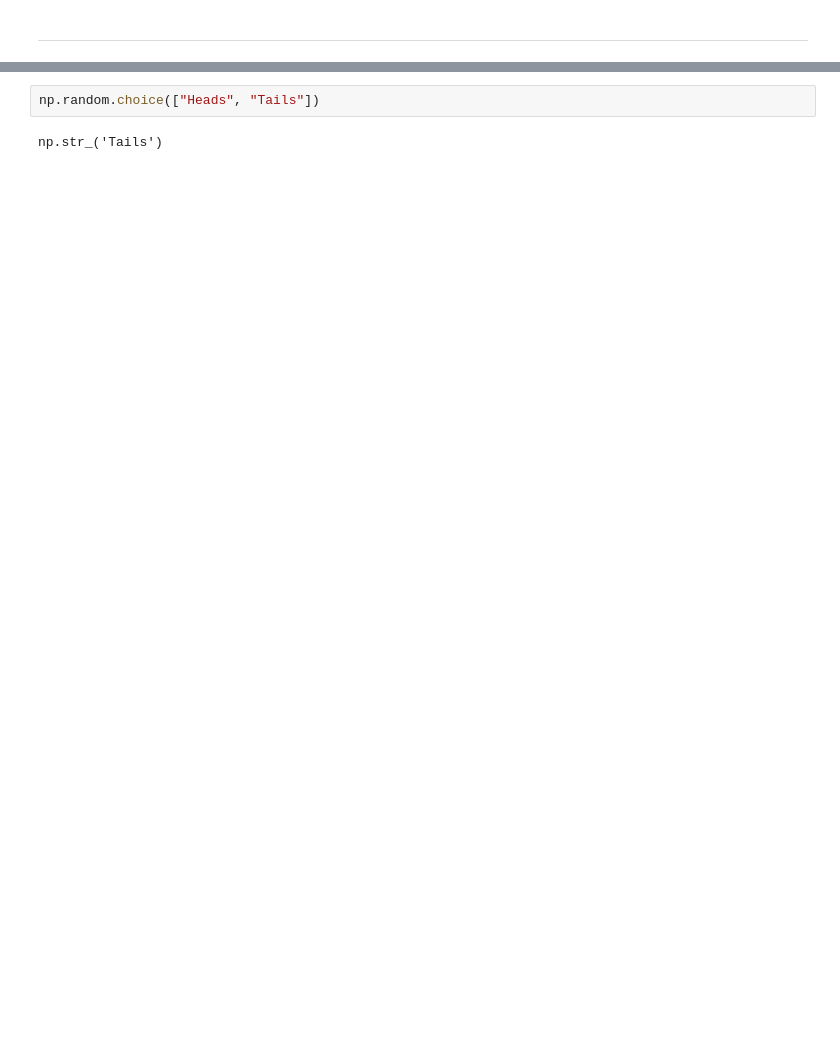
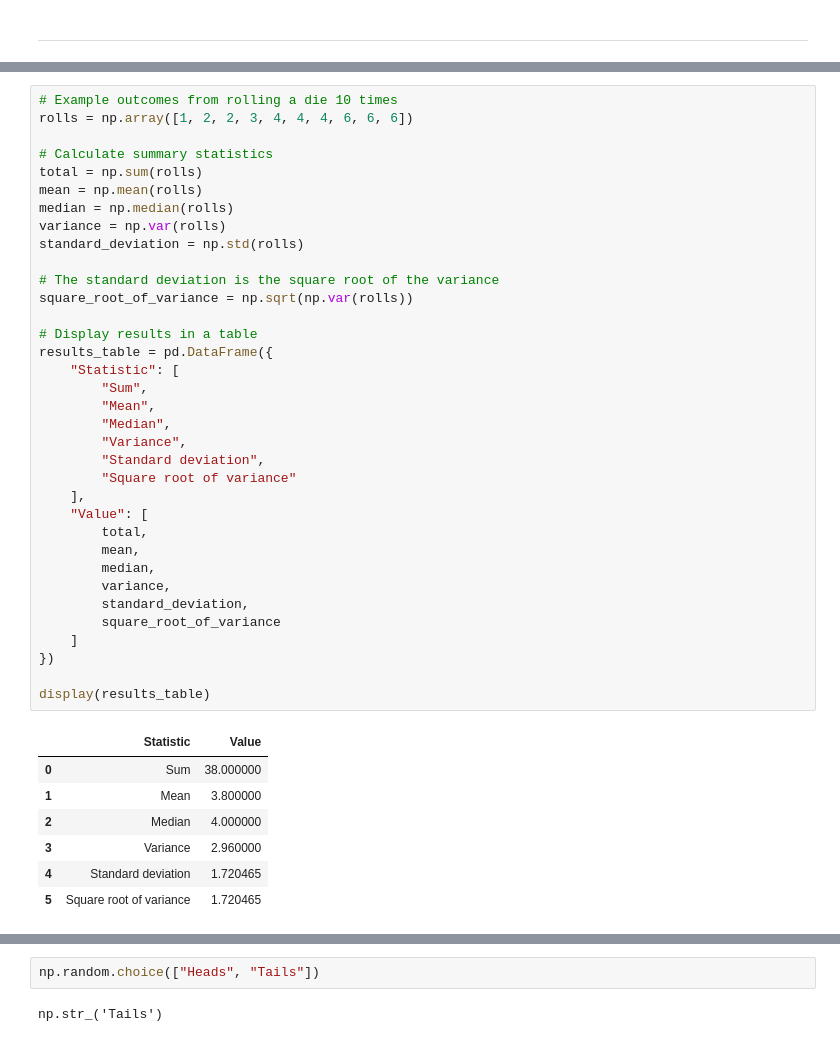
Before and after one commit to kyleduongg/introduction-to-simulation, a Jupyter notebook: introductiontosimulation.ipynb, the cells around one changed output, grey strips where cells are left out. Saved outputs shown, nothing was run; the diff lists cells and outputs as text; blank space fills up the shorter version.

```diff
--- a/introductiontosimulation.ipynb
+++ b/introductiontosimulation.ipynb
@@ -76,0 +221,43 @@ import pandas as pd
+# %%
+# Example outcomes from rolling a die 10 times
+rolls = np.array([1, 2, 2, 3, 4, 4, 4, 6, 6, 6])
+
+# Calculate summary statistics
+total = np.sum(rolls)
+mean = np.mean(rolls)
+median = np.median(rolls)
+variance = np.var(rolls)
+standard_deviation = np.std(rolls)
+
+# The standard deviation is the square root of the variance
+square_root_of_variance = np.sqrt(np.var(rolls))
+
+# Display results in a table
+results_table = pd.DataFrame({
+    "Statistic": [
+        "Sum",
+        "Mean",
+        "Median",
+        "Variance",
+        "Standard deviation",
+        "Square root of variance"
+    ],
+    "Value": [
+        total,
+        mean,
+        median,
+        variance,
+        standard_deviation,
+        square_root_of_variance
+    ]
+})
+
+display(results_table)
+# %% [output]
+|  | Statistic | Value |
+| 0 | Sum | 38.000000 |
+| 1 | Mean | 3.800000 |
+| 2 | Median | 4.000000 |
+| 3 | Variance | 2.960000 |
+| 4 | Standard deviation | 1.720465 |
+| 5 | Square root of variance | 1.720465 |
```
Also changed, not shown: parts of 120 cells of this notebook.
